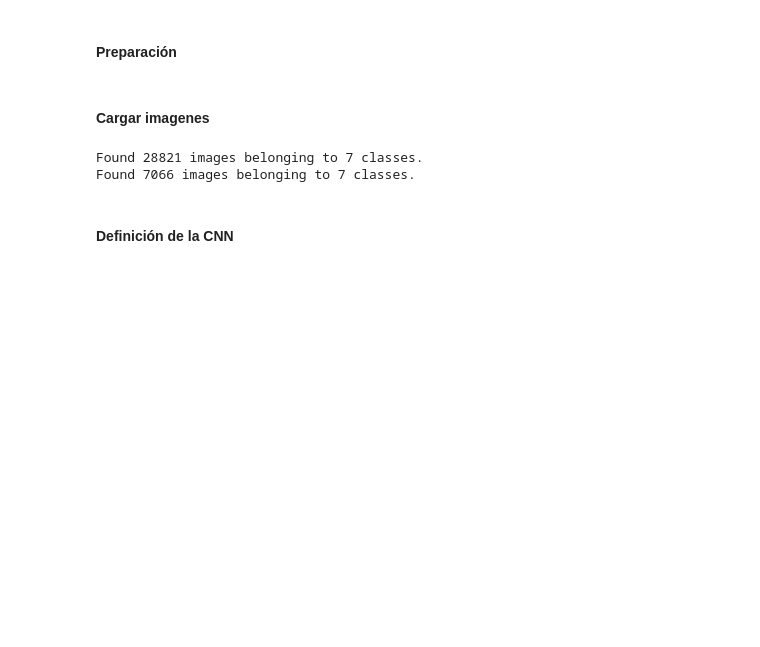
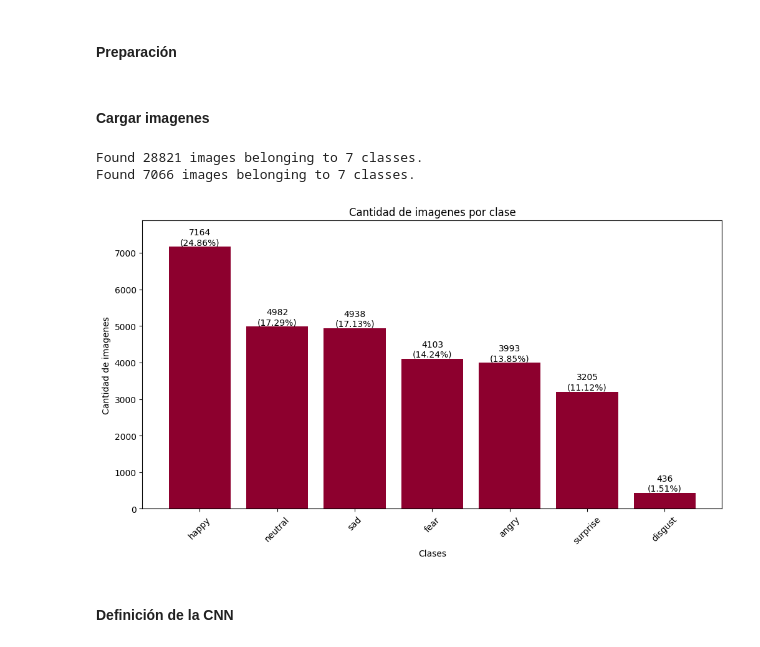
Before and after one commit to juanjaviermino/ai-final, a Jupyter notebook: algorithm_train.ipynb, the cells around one changed output. Drawn from its saved outputs; the diff is of its cells as text; code cells hidden in the pictures; blank space fills up the shorter version.

```diff
--- a/algorithm_train.ipynb
+++ b/algorithm_train.ipynb
@@ -38,7 +41,7 @@ validation_datagen = ImageDataGenerator(rescale=1.0/255)  # Solo escala los valo
 # Cargar y preprocesar el conjunto de entrenamiento
 train_generator = train_datagen.flow_from_directory(
     train_dir,
-    target_size=(64, 64),  # Ajusta el tamaño de las imágenes a 64x64 píxeles (puede ajustarse según sea necesario)
+    target_size=(48, 48),  # Ajusta el tamaño de las imágenes a 64x64 píxeles (puede ajustarse según sea necesario)
     batch_size=32,              # Tamaño del lote
     class_mode='categorical',  # Modo de clasificación: las etiquetas son categóricas
     color_mode='grayscale' # Modo de color: imágenes en escala de grises
@@ -47,7 +50,7 @@ train_generator = train_datagen.flow_from_directory(
 # Cargar y preprocesar el conjunto de validación
 validation_generator = validation_datagen.flow_from_directory(
     validation_dir,
-    target_size=(64, 64),  # Ajusta el tamaño de las imágenes a 64x64 píxeles (puede ajustarse según sea necesario)
+    target_size=(48, 48),  # Ajusta el tamaño de las imágenes a 64x64 píxeles (puede ajustarse según sea necesario)
     batch_size=32,         # Tamaño del lote
     class_mode='categorical',  # Modo de clasificación: las etiquetas son categóricas
     color_mode='grayscale'  # Modo de color: imágenes en escala de grises
@@ -58,6 +61,44 @@ validation_generator = validation_datagen.flow_from_directory(
 # %% [output]
 Found 28821 images belonging to 7 classes.
 Found 7066 images belonging to 7 classes.
+# %%
+# Get class indices and their respective counts from the training generator
+class_indices = train_generator.class_indices
+class_counts = {class_name: 0 for class_name in class_indices.keys()}
+
+# Iterate through the generator to count the number of samples per class
+for i in range(len(train_generator)):
+    _, labels = next(train_generator)
+    for label in labels:
+        class_name = list(class_indices.keys())[list(class_indices.values()).index(np.argmax(label))]
+        class_counts[class_name] += 1
+
+# Sort class_counts by values (from tallest to shortest)
+sorted_class_counts = dict(sorted(class_counts.items(), key=lambda item: item[1], reverse=True))
+
+# Calculate total samples
+total_samples = sum(sorted_class_counts.values())
+
+# Plotting the bar graph
+plt.figure(figsize=(12, 6))
+bars = plt.bar(sorted_class_counts.keys(), sorted_class_counts.values(), color='#8d002e')
+
+# Add labels on top of each bar
+for bar in bars:
+    height = bar.get_height()
+    percentage = (height / total_samples) * 100
+    plt.text(bar.get_x() + bar.get_width() / 2, height, f'{height}\n({percentage:.2f}%)', ha='center', va='bottom')
+
+# Adjust y-axis limit to add space at the top
+plt.ylim(0, max(class_counts.values()) * 1.1)
+
+plt.xlabel('Clases')
+plt.ylabel('Cantidad de imagenes')
+plt.title('Cantidad de imagenes por clase')
+plt.xticks(rotation=45)
+plt.show()
+# %% [output]
+[figure, added]
 # %% [markdown]
 #### Definición de la CNN
 # %%
```
Also changed, not shown: parts of 4 cells of this notebook, 8 other files.
